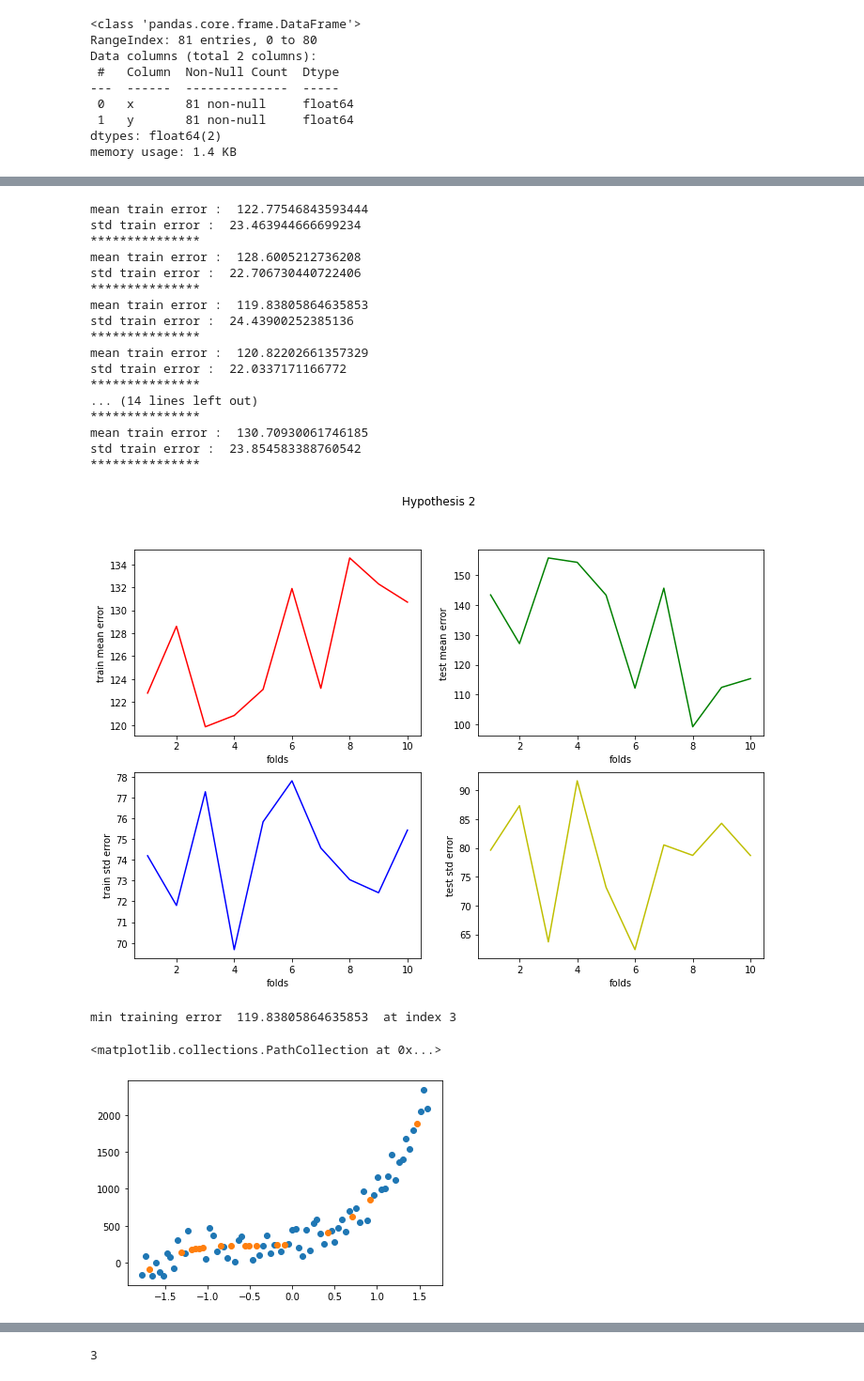
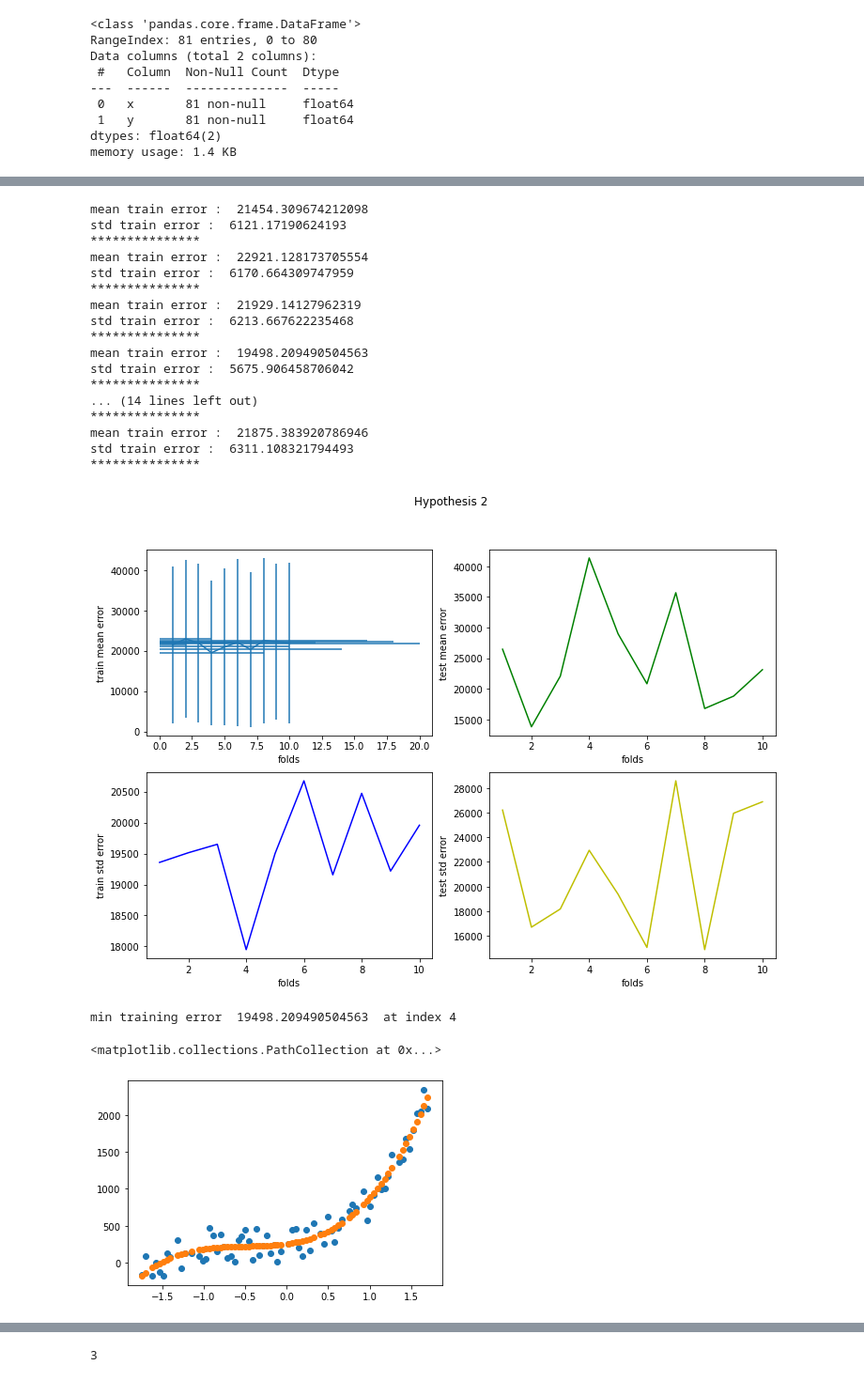
Before and after one commit to chandms/Security_Analytics, a Jupyter notebook: Assignment1/Problem 3.ipynb, the cells around one changed output, grey strips where cells are left out. Shown at 94% size. Drawn from its saved outputs; the diff is of its cells as text; code cells hidden in the pictures.

```diff
--- a/Assignment1/Problem 3.ipynb
+++ b/Assignment1/Problem 3.ipynb
@@ -40,13 +40,14 @@ memory usage: 1.4 KB
 from sklearn.utils import shuffle
 from sklearn.model_selection import train_test_split
 # %%
+#kfold
 trainX=[]
 trainY=[]
 testX=[]
 testY=[]
 for i in range(10):
     data_shuffled = shuffle(data)
-    X_train, X_test, y_train, y_test = train_test_split(data['x'], data['y'], test_size=0.2)
+    X_train, X_test, y_train, y_test = train_test_split(data['x'], data['y'], test_size=0.1) ## 0.1
     trainX.append(X_train)
     trainY.append(y_train)
     testX.append(X_test)
@@ -200,8 +202,8 @@ test_std_err_list=[]
 for i in range(10):
     predTrain = models[0][i].predict(stdTrainX[i])
     predTest = models[0][i].predict(stdTestX[i])
-    train_err = abs(predTrain-trainY[i])
-    test_err = abs(predTest-testY[i])
+    train_err = np.square(predTrain-trainY[i])
+    test_err = np.square(predTest-testY[i])
     train_mean_err_list.append(np.mean(train_err))
     test_mean_err_list.append(np.mean(test_err))
     train_std_err_list.append(np.std(train_err))
@@ -213,7 +215,8 @@ for i in range(10):
     print("***************")
 ind=[1,2,3,4,5,6,7,8,9,10]
 plt.subplot(2,2,1)
-plt.plot(ind,train_mean_err_list,'r')
+#plt.plot(ind,train_mean_err_list,'r')
+plt.errorbar(x=ind,y=train_mean_err_list,yerr=train_std_err_list,xerr=ind)
 plt.xlabel('folds')
 plt.ylabel('train mean error')
 plt.subplot(2,2,3)
@@ -238,6 +241,6 @@ min_val = min(train_mean_err_list)
 min_ind = train_mean_err_list.index(min_val)
 print("min training error ",min_val," at index",min_ind+1)
 plt.scatter(stdTrainX[min_ind],trainY[min_ind])
-pred = models[0][min_ind].predict(stdTestX[min_ind])
-plt.plot(stdTestX[min_ind],pred,'r')
+pred = models[0][min_ind].predict(stdTrainX[min_ind])
+plt.plot(stdTrainX[min_ind],pred,'r')
 # %% [output]
@@ -275,8 +278,8 @@ for i in range(10):
     X_Poly_test = poly.transform(stdTestX[i])
     predTrain = models[1][i].predict(X_Poly)
     predTest = models[1][i].predict(X_Poly_test)
-    train_err = abs(predTrain-trainY[i])
-    test_err = abs(predTest-testY[i])
+    train_err = np.square(predTrain-trainY[i])
+    test_err = np.square(predTest-testY[i])
     train_mean_err_list.append(np.mean(train_err))
     test_mean_err_list.append(np.mean(test_err))
     train_std_err_list.append(np.std(train_err))
@@ -288,54 +291,55 @@ for i in range(10):
     print("***************")
 ind=[1,2,3,4,5,6,7,8,9,10]
 plt.subplot(2,2,1)
-plt.plot(ind,train_mean_err_list,'r')
+#plt.plot(ind,train_mean_err_list,'r')
+plt.errorbar(x=ind,y=train_mean_err_list,yerr=train_std_err_list,xerr=ind)
 plt.xlabel('folds')
 plt.ylabel('train mean error')
 plt.subplot(2,2,3)
 plt.plot(ind,train_std_err_list,'b')
 plt.xlabel('folds')
 plt.ylabel('train std error')
 plt.subplot(2,2,2)
 plt.plot(ind,test_mean_err_list,'g')
 plt.xlabel('folds')
 plt.ylabel('test mean error')
 plt.subplot(2,2,4)
 plt.plot(ind,test_std_err_list,'y')
 plt.xlabel('folds')
 plt.ylabel('test std error')
 plt.suptitle('Hypothesis 2')
 plt.show()
 
 min_val = min(train_mean_err_list)
 min_ind = train_mean_err_list.index(min_val)
 print("min training error ",min_val," at index",min_ind+1)
 plt.scatter(stdTrainX[min_ind],trainY[min_ind])
 X_Poly = poly.fit_transform(stdTrainX[min_ind])
 X_Poly_test = poly.transform(stdTestX[min_ind])
-pred = models[1][min_ind].predict(X_Poly_test)
-plt.scatter(stdTestX[min_ind],pred)
+pred = models[1][min_ind].predict(X_Poly)
+plt.scatter(stdTrainX[min_ind],pred)
 # %% [output]
-mean train error :  122.77546843593444
-std train error :  23.463944666699234
+mean train error :  21454.309674212098
+std train error :  6121.17190624193
 ***************
-mean train error :  128.6005212736208
-std train error :  22.706730440722406
+mean train error :  22921.128173705554
+std train error :  6170.664309747959
 ***************
-mean train error :  119.83805864635853
-std train error :  24.43900252385136
+mean train error :  21929.14127962319
+std train error :  6213.667622235468
 ***************
-mean train error :  120.82202661357329
-std train error :  22.0337171166772
+mean train error :  19498.209490504563
+std train error :  5675.906458706042
 ***************
 ... (14 lines left out)
 ***************
-mean train error :  130.70930061746185
-std train error :  23.854583388760542
+mean train error :  21875.383920786946
+std train error :  6311.108321794493
 ***************
-[figure, old version]
+[figure, new version]
-min training error  119.83805864635853  at index 3
+min training error  19498.209490504563  at index 4
 <matplotlib.collections.PathCollection at 0x...>
-[figure, old version]
+[figure, new version]
 # %%
 ### 4.a (polynomial regression) degree 5
 plt.figure(figsize=(12,8))
```
Also changed, not shown: parts of 6 cells of this notebook.
